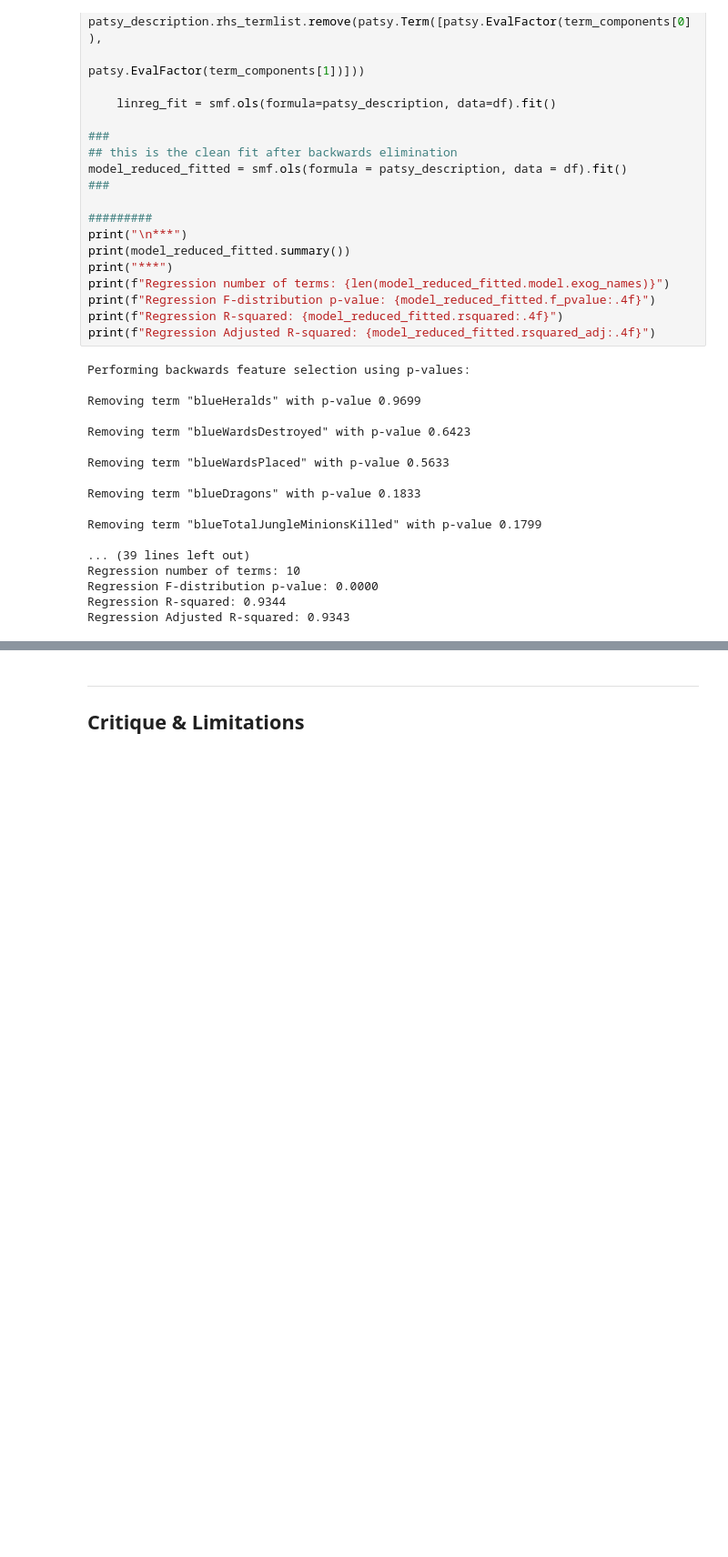
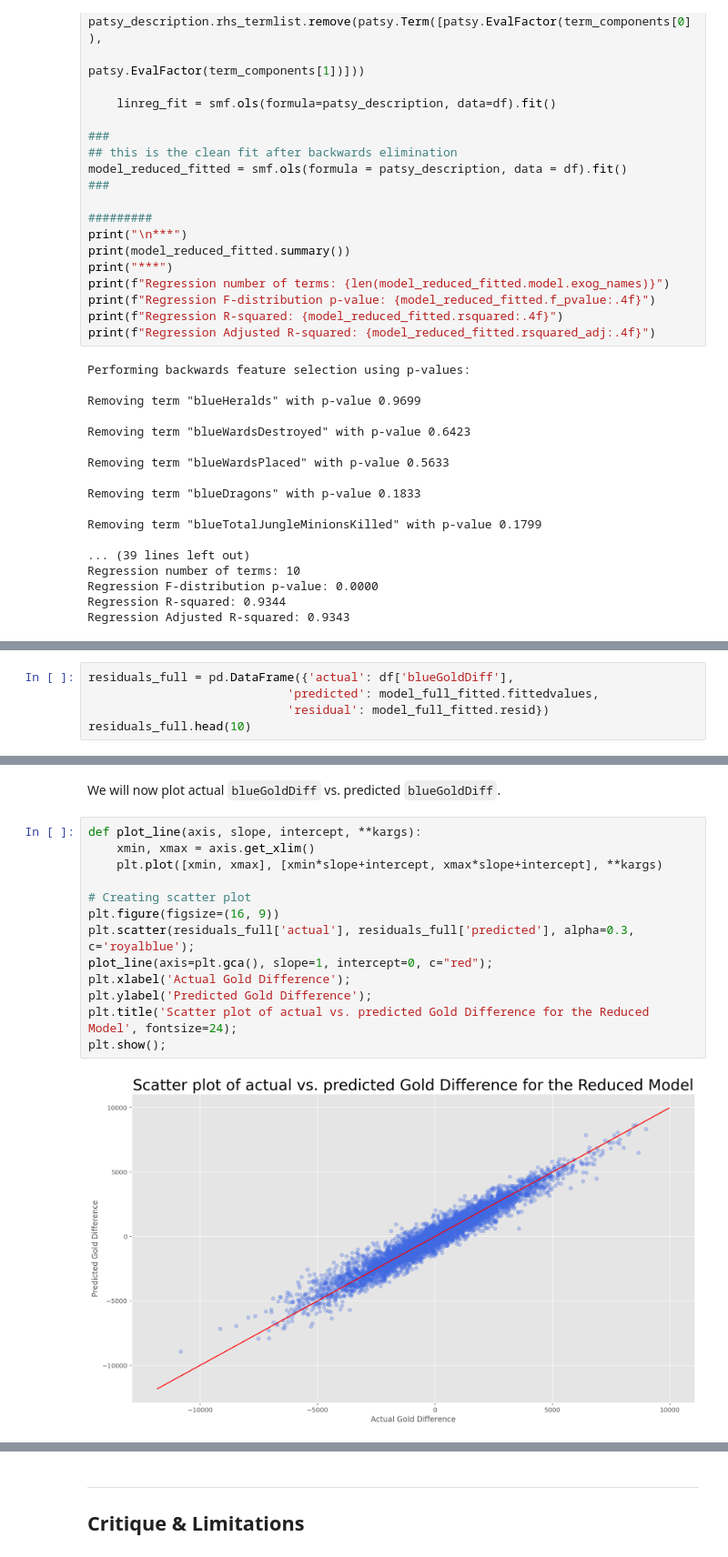
Before and after one commit to angelocarasig/lol_diamond_ranked_analysis, a Jupyter notebook: Phase2_Report.ipynb, the cells around one changed output, grey strips where cells are left out. Shown at 91% size. Drawn from its saved outputs; the diff is of its cells as text; blank space fills up the shorter version.

Commit message:
Added assumption checks for reduced model

```diff
--- a/Phase2_Report.ipynb
+++ b/Phase2_Report.ipynb
@@ -324,0 +329,5 @@ Regression Adjusted R-squared: 0.9343
+# %%
+residuals_full = pd.DataFrame({'actual': df['blueGoldDiff'],
+                            'predicted': model_full_fitted.fittedvalues,
+                            'residual': model_full_fitted.resid})
+residuals_full.head(10)
@@ -324,0 +346,17 @@ Regression Adjusted R-squared: 0.9343
+# %% [markdown]
+We will now plot actual `blueGoldDiff` vs. predicted `blueGoldDiff`.
+# %%
+def plot_line(axis, slope, intercept, **kargs):
+    xmin, xmax = axis.get_xlim()
+    plt.plot([xmin, xmax], [xmin*slope+intercept, xmax*slope+intercept], **kargs)
+
+# Creating scatter plot
+plt.figure(figsize=(16, 9))
+plt.scatter(residuals_full['actual'], residuals_full['predicted'], alpha=0.3, c='royalblue');
+plot_line(axis=plt.gca(), slope=1, intercept=0, c="red");
+plt.xlabel('Actual Gold Difference');
+plt.ylabel('Predicted Gold Difference');
+plt.title('Scatter plot of actual vs. predicted Gold Difference for the Reduced Model', fontsize=24);
+plt.show();
+# %% [output]
+[figure, added]
```
Also changed, not shown: parts of 16 cells of this notebook.
